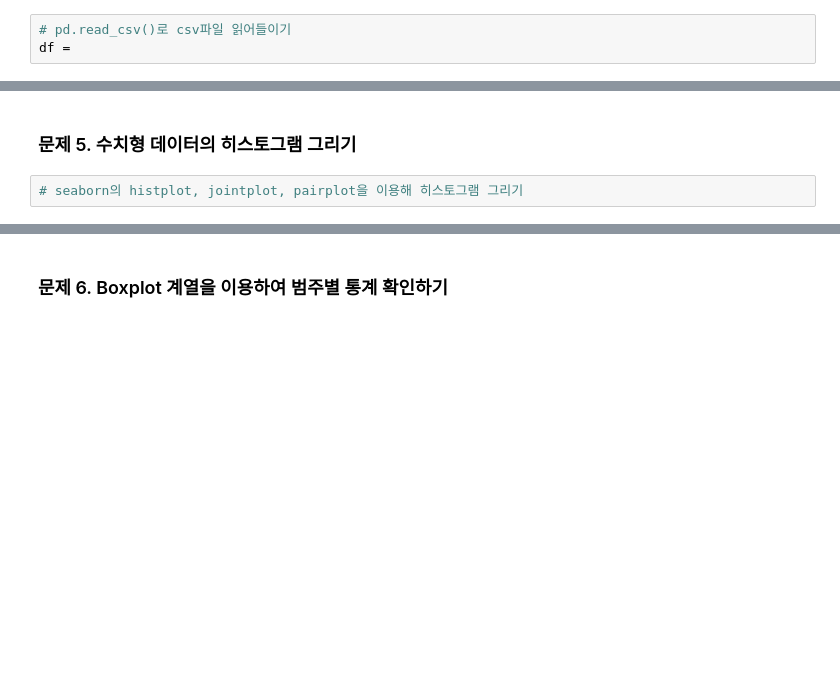
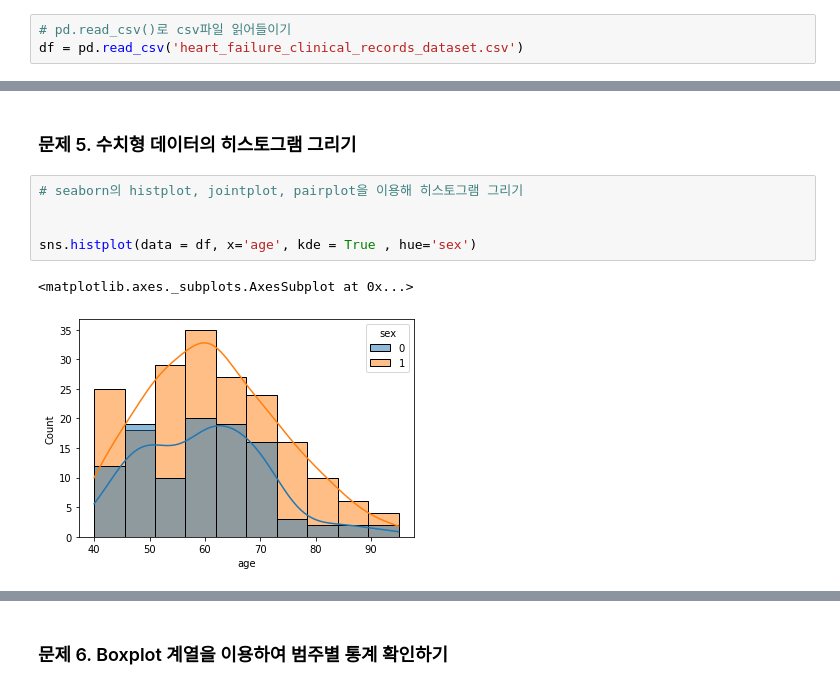
Before and after one commit to hayeong0206/py_machinlearnig, a Jupyter notebook: Chapter_01_데이터_분석으로_심부전증을_예방할_수_있을까(문제).ipynb, the cells around one changed output, grey strips where cells are left out. Drawn from its saved outputs; the diff is of its cells as text; blank space fills up the shorter version.

```diff
--- a/Chapter_01_데이터_분석으로_심부전증을_예방할_수_있을까(문제).ipynb
+++ b/Chapter_01_데이터_분석으로_심부전증을_예방할_수_있을까(문제).ipynb
@@ -75,7 +96,7 @@ import os
 ### 문제 3. Pandas 라이브러리로 csv파일 읽어들이기
 # %%
 # pd.read_csv()로 csv파일 읽어들이기
-df =
+df = pd.read_csv('heart_failure_clinical_records_dataset.csv')
 # %% [markdown]
 ## Step 2. EDA 및 데이터 기초 통계 분석
 # %% [markdown]
@@ -86,3 +151,9 @@ df =
 ### 문제 5. 수치형 데이터의 히스토그램 그리기
 # %%
 # seaborn의 histplot, jointplot, pairplot을 이용해 히스토그램 그리기
+
+
+sns.histplot(data = df, x='age', kde = True , hue='sex')
+# %% [output]
+<matplotlib.axes._subplots.AxesSubplot at 0x...>
+[figure, added]
```
Also changed, not shown: parts of 10 cells of this notebook.
